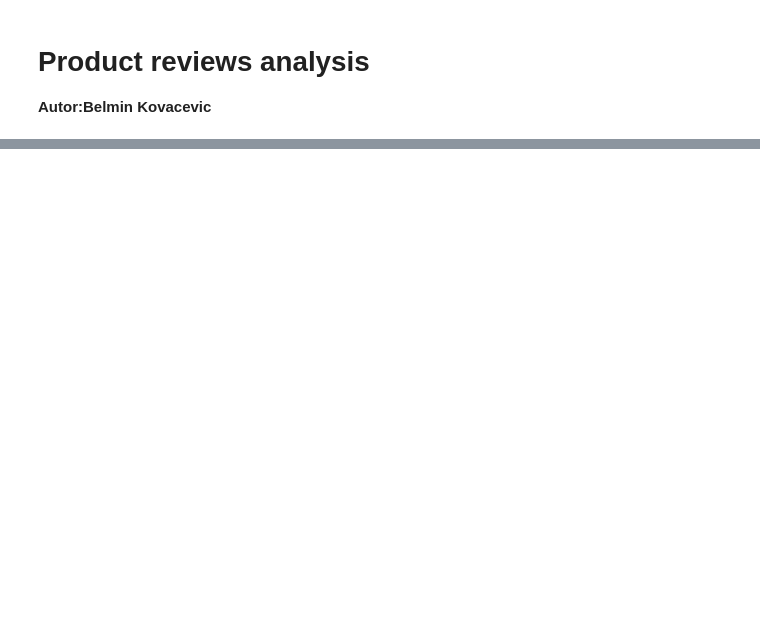
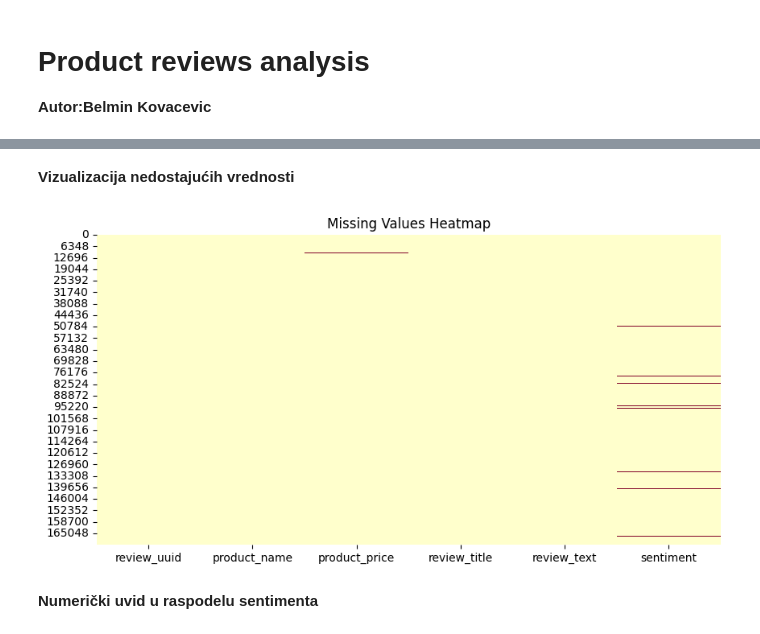
Before and after one commit to belmo95/ml-product-reviews-project, a Jupyter notebook: product_reviews_analysis.ipynb, the cells around one changed output, grey strips where cells are left out. Saved outputs shown, nothing was run; the diff lists cells and outputs as text; code cells hidden in the pictures; blank space fills up the shorter version.

```diff
--- a/product_reviews_analysis.ipynb
+++ b/product_reviews_analysis.ipynb
@@ -9,8 +9,16 @@ import pandas as pd
 # load dataset from GitHub
 url = "https://raw.githubusercontent.com/belmo95/ml-product-reviews-project/main/data/product_reviews_full.csv"
 df = pd.read_csv(url)
+df = pd.read_csv(url)
 
-print("Number of rows:", len(df))
-print("First 5 rows:")
-print(df.head())
+# Print shape (number of rows and columns)
+print("Dataset shape (rows, columns):", df.shape)
+
+# Show first 5 rows
+print("\nFirst 5 rows:")
+display(df.head())
+
+# Show column data types and non-null counts
+print("\nDataset info:")
+df.info()
 # %% [output]
@@ -33,0 +63,15 @@ First 5 rows:
+# %% [markdown]
+**Vizualizacija nedostajućih vrednosti**
+# %%
+# Visualize missing data with seaborn heatmap
+import seaborn as sns
+import matplotlib.pyplot as plt
+
+plt.figure(figsize=(10, 5))
+sns.heatmap(df.isna(), cbar=False, cmap="YlOrRd")
+plt.title("Missing Values Heatmap")
+plt.show()
+# %% [output]
+[figure, added]
+# %% [markdown]
+**Numerički uvid u raspodelu sentimenta**
```
Also changed, not shown: parts of 41 cells of this notebook.
